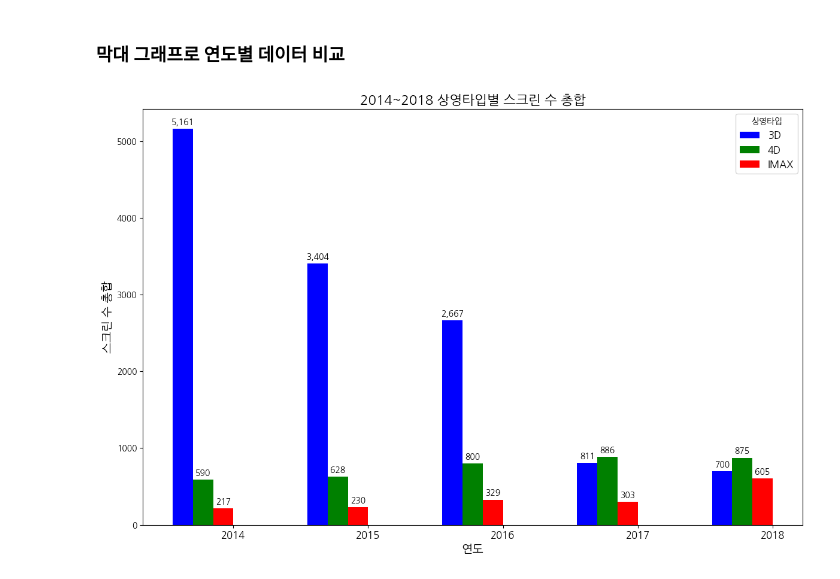
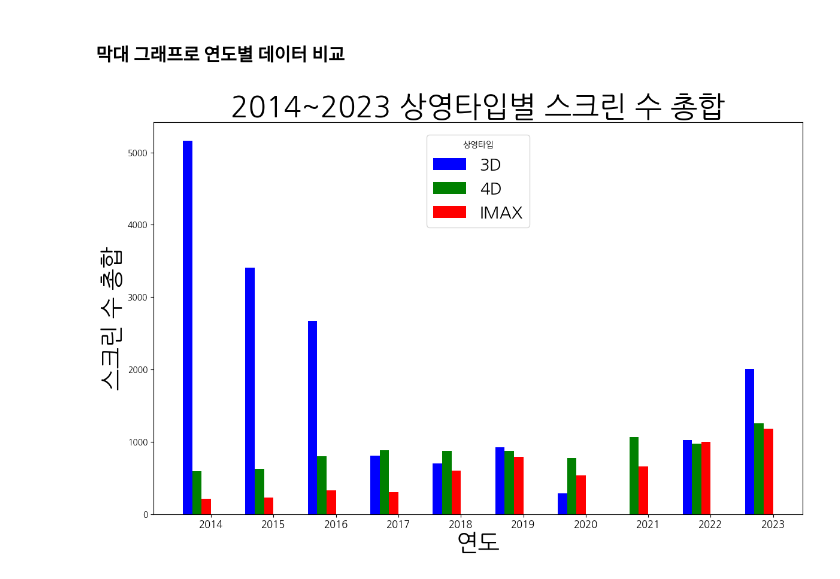
Before and after one commit to addinedu-ros-8th/eda-repo-1, a Jupyter notebook: src/시각화3.ipynb, the cells around one changed output. Cells and saved outputs as stored; diff of their text form; code cells hidden in the pictures.

```diff
--- a/src/시각화3.ipynb
+++ b/src/시각화3.ipynb
@@ -408,51 +408,53 @@ import koreanize_matplotlib
 mpl.rc('font', family='NanumGothic')  # 'NanumGothic' 폰트 사용
 mpl.rcParams['axes.unicode_minus'] = False  # 마이너스 기호가 깨지지 않도록 설정
 
 # 데이터 정의
-years = ['2014', '2015', '2016', '2017', '2018']
-screen_data_3d = [5161, 3404, 2667, 811, 700]
-screen_data_4d = [590, 628, 800, 886, 875]
-screen_data_imax = [217, 230, 329, 303, 605]
+years = ['2014', '2015', '2016', '2017', '2018', '2019', '2020', '2021',
+         '2022','2023']
+screen_data_3d = [5161, 3404, 2667, 811, 700,921, 286, 0, 1021, 2010]
+screen_data_4d = [590, 628, 800, 886, 875,879, 777, 1064, 971, 1254]
+screen_data_imax = [217, 230, 329, 303, 605,796, 537, 657, 997, 1181]
 # screen_data_2d = [9117.1, 9743.2, 11049.6, 12047.7, 12645.9]
 
 # 그래프 생성
 fig, ax = plt.subplots(figsize=(12, 8))
 
 # 막대 그래프 그리기
 bar_width = 0.15
 index = range(len(years))
 
 bar1 = ax.bar([i - 2.5 * bar_width for i in index], screen_data_3d, bar_width, label='3D', color='blue')
 bar2 = ax.bar([i - 1.5 * bar_width for i in index], screen_data_4d, bar_width, label='4D', color='green')
 bar3 = ax.bar([i - 0.5 * bar_width for i in index], screen_data_imax, bar_width, label='IMAX', color='red')
 # bar4 = ax.bar([i + 0.5 * bar_width for i in index], screen_data_2d, bar_width, label='2D', color='purple')
 
 
 # 그래프에 라벨 추가
-ax.set_xlabel('연도', fontsize=14)
-ax.set_ylabel('스크린 수 총합', fontsize=14)
-ax.set_title('2014~2018 상영타입별 스크린 수 총합', fontsize=16)
+ax.set_xlabel('연도', fontsize=28)
+ax.set_ylabel('스크린 수 총합', fontsize=28)
+ax.set_title('2014~2023 상영타입별 스크린 수 총합', fontsize=35)
 ax.set_xticks(index)
 ax.set_xticklabels(years, fontsize=12)
-ax.legend(title='상영타입', fontsize=12)
+ax.legend(title='상영타입', fontsize=20)
 
-# 숫자 레이블 추가 (각 막대 위에 숫자 표시)
-def add_labels(bars):
-    for bar in bars:
-        height = bar.get_height()
-        ax.annotate(f'{height:,}',
-                    xy=(bar.get_x() + bar.get_width() / 2, height),
-                    xytext=(0, 3),  # y축 값 위로 약간 이동
-                    textcoords="offset points",
-                    ha='center', va='bottom', fontsize=10)
+# # 숫자 레이블 추가 (각 막대 위에 숫자 표시)
+# def add_labels(bars):
+#     for bar in bars:
+#         height = bar.get_height()
+#         ax.annotate(f'{height:,}',
+#                     xy=(bar.get_x() + bar.get_width() / 2, height),
+#                     xytext=(0, 3),  # y축 값 위로 약간 이동
+#                     textcoords="offset points",
+#                     ha='center', va='bottom', fontsize=10)
 
-add_labels(bar1)
-add_labels(bar2)
-add_labels(bar3)
+# add_labels(bar1)
+# add_labels(bar2)
+# add_labels(bar3)
 # add_labels(bar4)
+ax.legend(title='상영타입', fontsize=20, loc='center', bbox_to_anchor=(0.5, 0.85))
 
 # 그래프 표시
 plt.tight_layout()
 plt.show()
 # %% [output]
-[figure, old version]
+[figure, new version]
```
Also changed, not shown: parts of 2 cells of this notebook.
